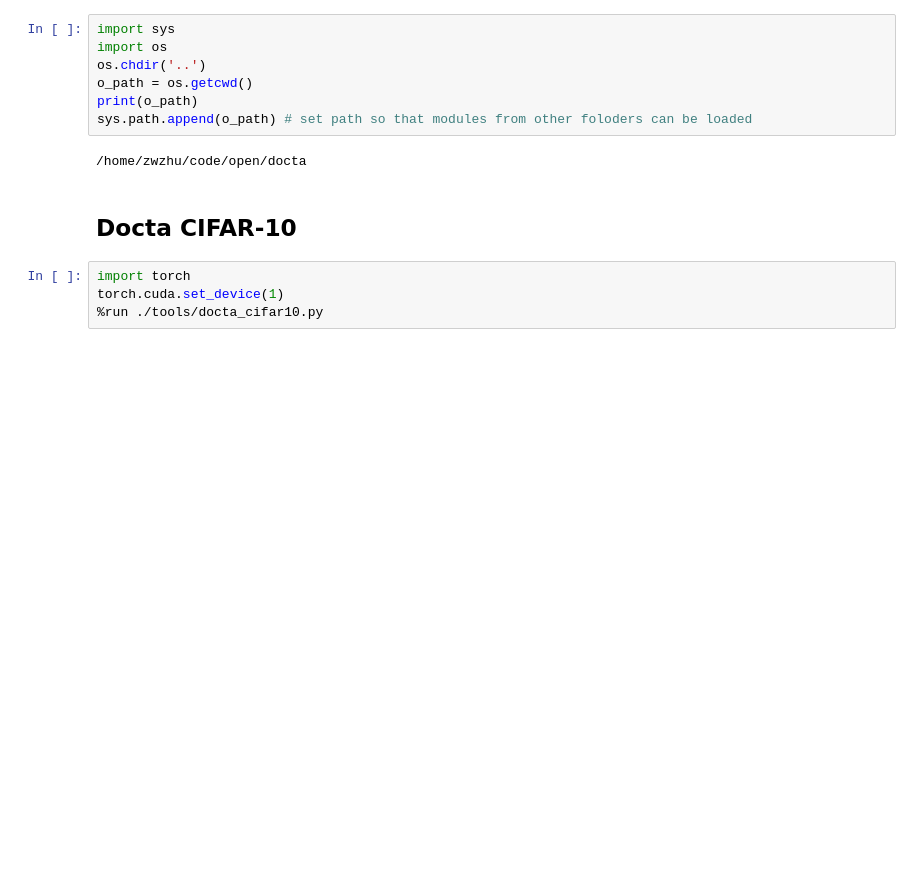
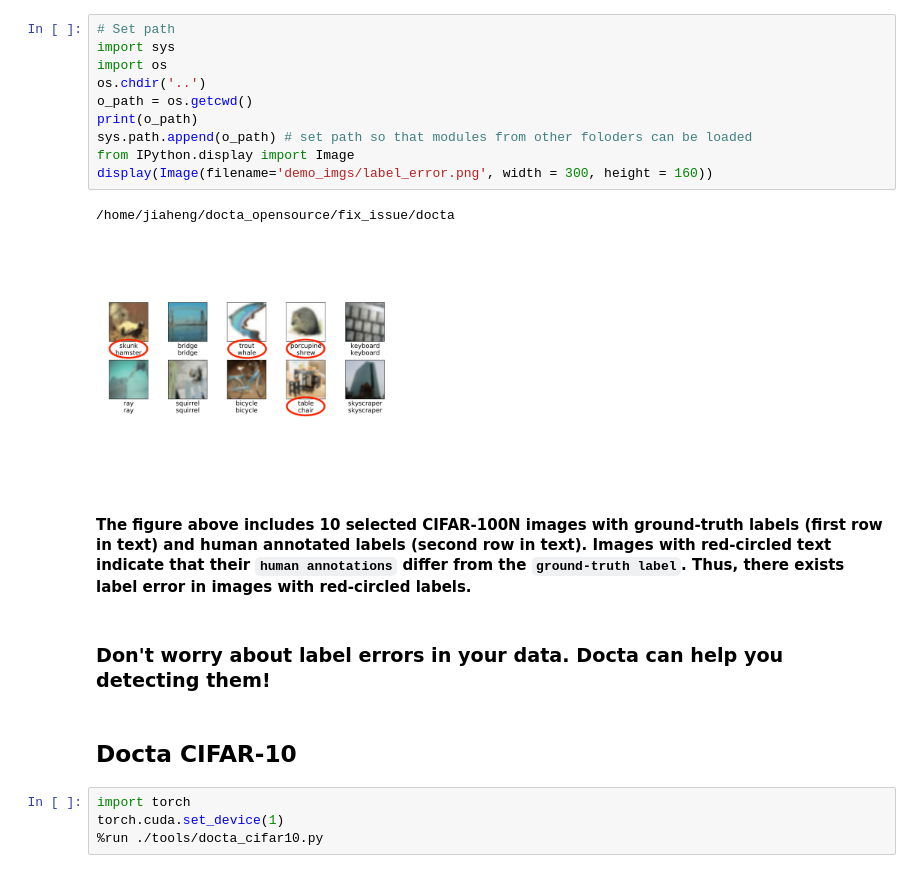
Before and after one commit to Docta-ai/docta, a Jupyter notebook: demo/docta_cifar10.ipynb, the cells around one changed output. Saved outputs shown, nothing was run; the diff lists cells and outputs as text; blank space fills up the shorter version.

Commit message:
update demo

```diff
--- a/demo/docta_cifar10.ipynb
+++ b/demo/docta_cifar10.ipynb
@@ -3,12 +7,20 @@
 # %%
+# Set path
 import sys
 import os
 os.chdir('..')
 o_path = os.getcwd()
 print(o_path)
 sys.path.append(o_path) # set path so that modules from other foloders can be loaded
+from IPython.display import Image
+display(Image(filename='demo_imgs/label_error.png', width = 300, height = 160))
 # %% [output]
-/home/zwzhu/code/open/docta
+/home/jiaheng/docta_opensource/fix_issue/docta
+[figure, added]
+# %% [markdown]
+#### The figure above includes 10 selected CIFAR-100N images with ground-truth labels (first row in text) and human annotated labels (second row in text). Images with red-circled text indicate that their ``human annotations`` differ from the ``ground-truth label``. Thus, there exists label error in images with red-circled labels.
+# %% [markdown]
+### Don't worry about label errors in your data. Docta can help you detecting them!
 # %% [markdown]
 ## Docta CIFAR-10
 # %%
```
Also changed, not shown: parts of 4 cells of this notebook, 3 other files.
